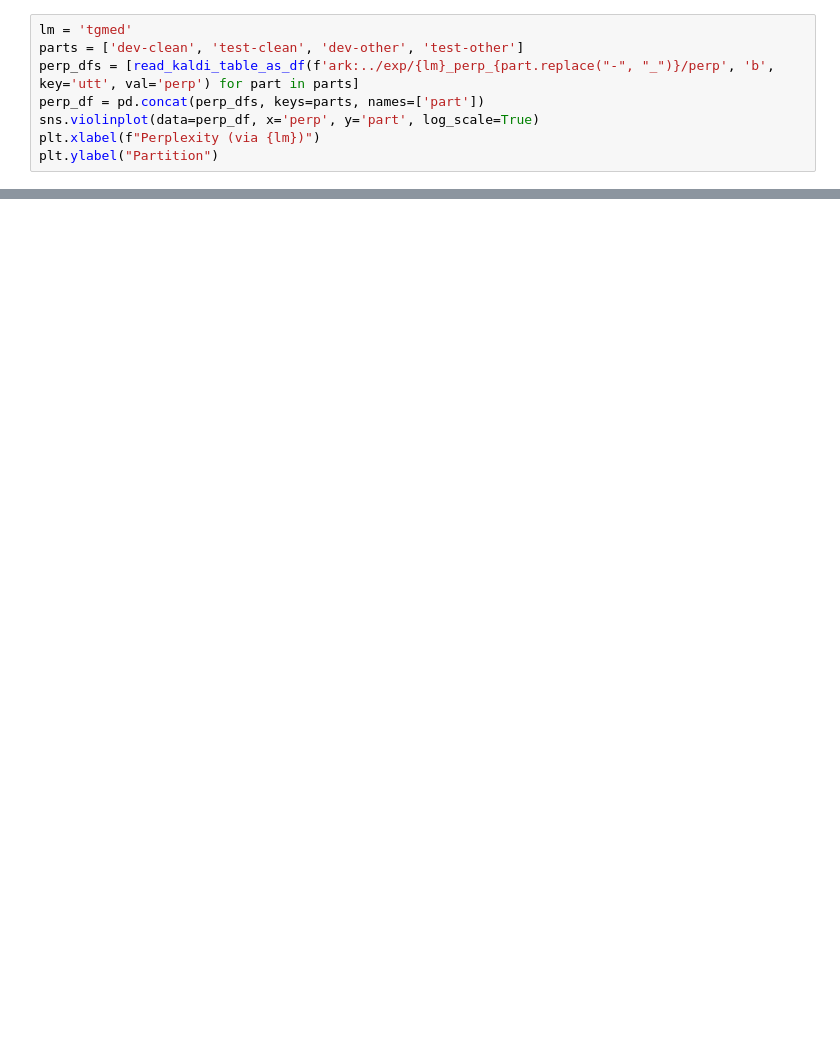
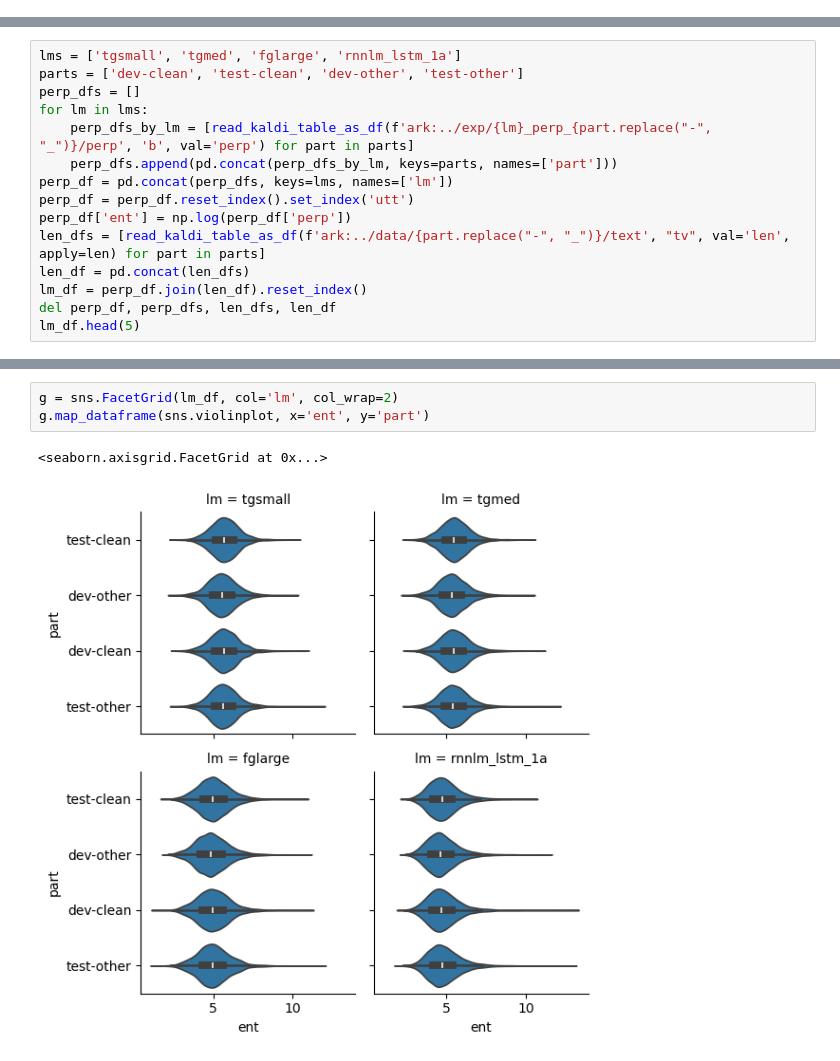
Before and after one commit to sdrobert/kaldi-boothroyd, a Jupyter notebook: egs/librispeech/s5/local/analysis.ipynb, the cells around one changed output, grey strips where cells are left out. Drawn from its saved outputs; the diff is of its cells as text; blank space fills up the shorter version.

```diff
--- a/egs/librispeech/s5/local/analysis.ipynb
+++ b/egs/librispeech/s5/local/analysis.ipynb
@@ -14,8 +11,0 @@ The autoreload extension is already loaded. To reload it, use:
-# %%
-lm = 'tgmed'
-parts = ['dev-clean', 'test-clean', 'dev-other', 'test-other']
-perp_dfs = [read_kaldi_table_as_df(f'ark:../exp/{lm}_perp_{part.replace("-", "_")}/perp', 'b', key='utt', val='perp') for part in parts]
-perp_df = pd.concat(perp_dfs, keys=parts, names=['part'])
-sns.violinplot(data=perp_df, x='perp', y='part', log_scale=True)
-plt.xlabel(f"Perplexity (via {lm})")
-plt.ylabel("Partition")
@@ -24,0 +12,15 @@ Text(0, 0.5, 'Partition')
+# %%
+lms = ['tgsmall', 'tgmed', 'fglarge', 'rnnlm_lstm_1a']
+parts = ['dev-clean', 'test-clean', 'dev-other', 'test-other']
+perp_dfs = []
+for lm in lms:
+    perp_dfs_by_lm = [read_kaldi_table_as_df(f'ark:../exp/{lm}_perp_{part.replace("-", "_")}/perp', 'b', val='perp') for part in parts]
+    perp_dfs.append(pd.concat(perp_dfs_by_lm, keys=parts, names=['part']))
+perp_df = pd.concat(perp_dfs, keys=lms, names=['lm'])
+perp_df = perp_df.reset_index().set_index('utt')
+perp_df['ent'] = np.log(perp_df['perp'])
+len_dfs = [read_kaldi_table_as_df(f'ark:../data/{part.replace("-", "_")}/text', "tv", val='len', apply=len) for part in parts]
+len_df = pd.concat(len_dfs)
+lm_df = perp_df.join(len_df).reset_index()
+del perp_df, perp_dfs, len_dfs, len_df
+lm_df.head(5)
@@ -24,0 +48,6 @@ Text(0, 0.5, 'Partition')
+# %%
+g = sns.FacetGrid(lm_df, col='lm', col_wrap=2)
+g.map_dataframe(sns.violinplot, x='ent', y='part')
+# %% [output]
+<seaborn.axisgrid.FacetGrid at 0x...>
+[figure, added]
```
Also changed, not shown: parts of 7 cells of this notebook, 4 other files.
